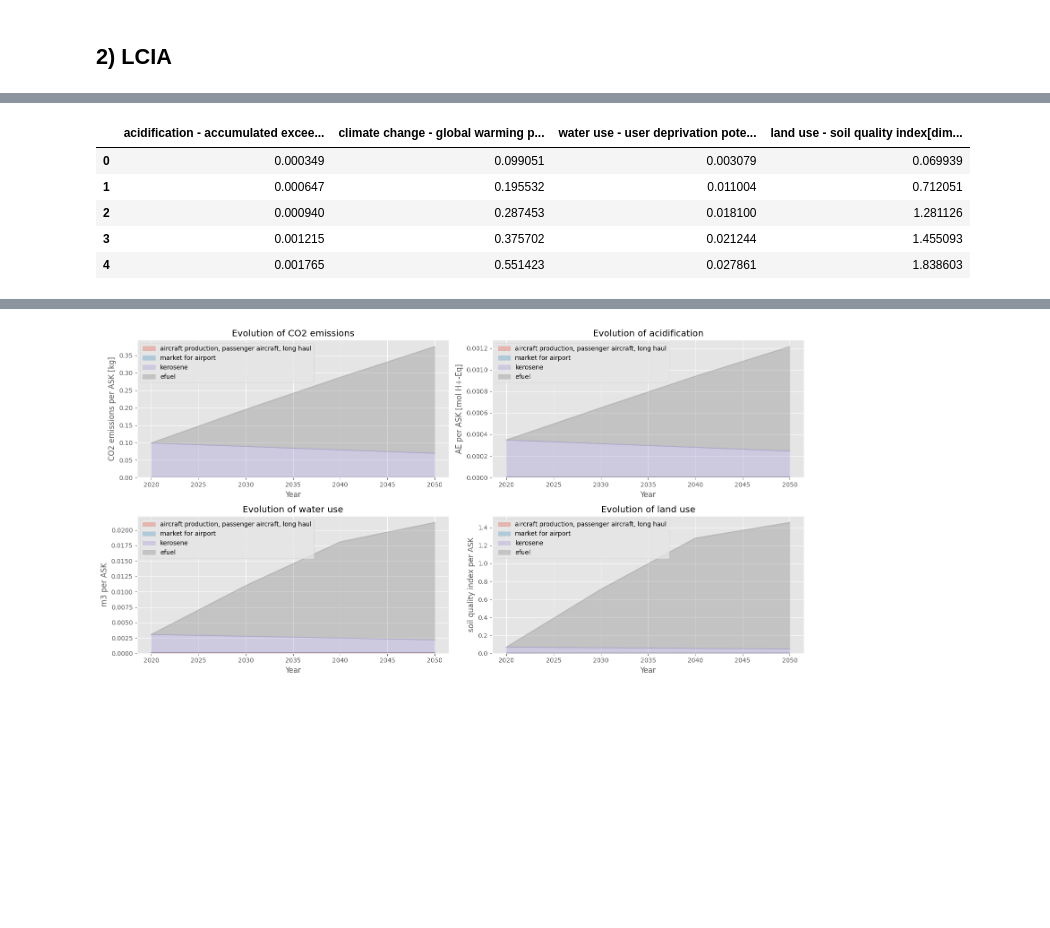
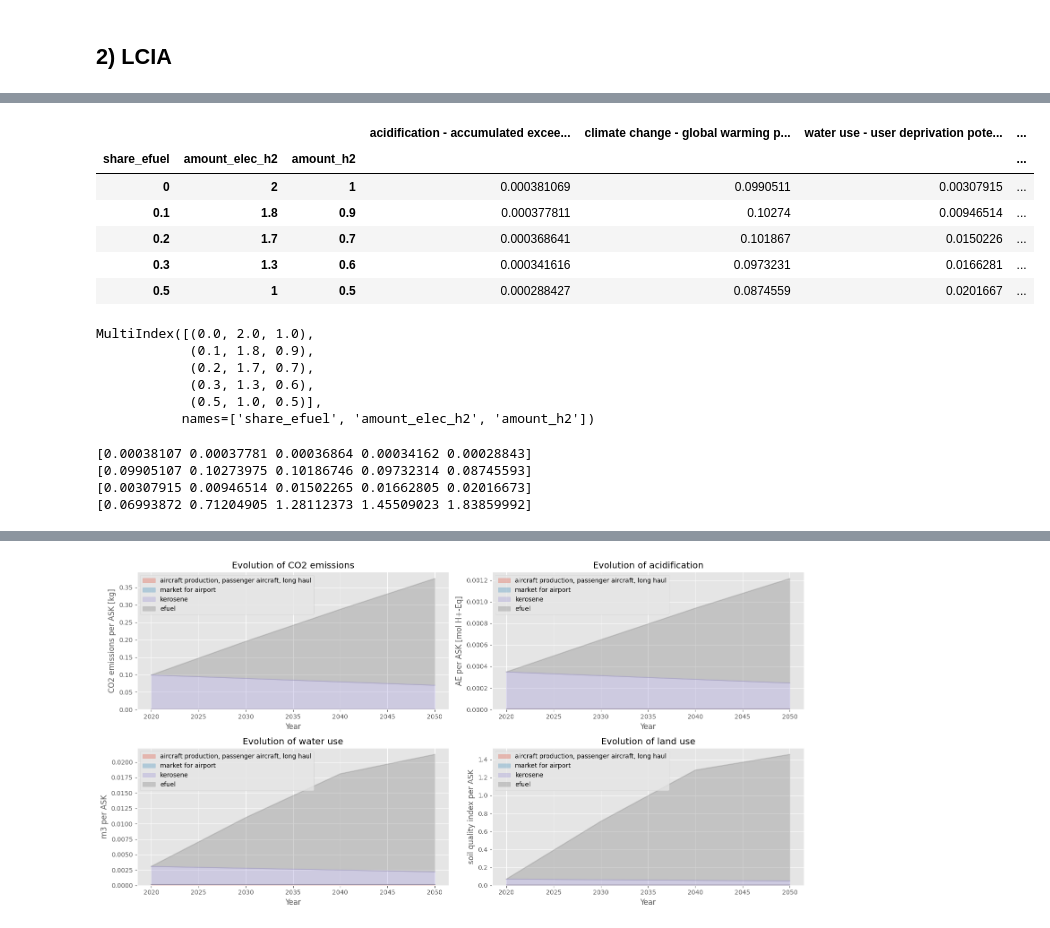
Before and after one commit to felixpollet/LCAv, a Jupyter notebook: lcav/notebook/methodology_example.ipynb, the cells around one changed output, grey strips where cells are left out. Cells and saved outputs as stored; diff of their text form; code cells hidden in the pictures; blank space fills up the shorter version.

Commit message:
get rid of class problem?

```diff
--- a/lcav/notebook/methodology_example.ipynb
+++ b/lcav/notebook/methodology_example.ipynb
@@ -22,3 +23,5 @@ DATA_FOLDER = './data'
 CONFIGURATION_FILE = pth.join(DATA_FOLDER, 'configuration_methodo_ei391.yaml')
 # %% [markdown]
 ## 1) Setup parameterized LCA model
+# %%
+project, model, methods = LCAProblemConfigurator(CONFIGURATION_FILE).generate()
@@ -125,27 +126,53 @@ Intel MKL WARNING: Support of Intel(R) Streaming SIMD Extensions 4.2 (Intel(R) S
 # %%
 # Multiple runs for a list of values (e.g., one value per year)
 parameters = dict(
-    ASK = 1.03e13,
     n_aircraft = 25000,
     aircraft_lifetime = 25,
     n_airports = 0,
     airport_lifetime = 100,
     total_energy = 3e12, # kWh
     energy_density_kero = 11.99, # kWh/kg
     share_efuel = [0.0, 0.1, 0.2, 0.3, 0.5],
     amount_elec_h2 = [2, 1.8, 1.7, 1.3, 1.0], # kWh of elec to produce 1 kWh of efuel
     amount_h2 = [1, 0.9, 0.7, 0.6, 0.5], # kg of h2 to produce 1 kg of efuel,
     energy_density_h2 = 33.6,
     electricity_switch_param = 'pv'
 )
 
-df = problem.compute_lcia(**parameters)
+df = agb.compute_impacts(
+    model,
+    methods,
+
+    functional_unit = 1.03e13,  # divide impacts by this value
+    #axis = 'phase',
+    return_params=False,
+
+    **parameters
+)
 df
 # %% [output]
-|  | acidification - accumulated excee... | climate change - global warming p... | water use - user deprivation pote... | land use - soil quality index[dim... |
-| 0 | 0.000349 | 0.099051 | 0.003079 | 0.069939 |
-| 1 | 0.000647 | 0.195532 | 0.011004 | 0.712051 |
-| 2 | 0.000940 | 0.287453 | 0.018100 | 1.281126 |
-| 3 | 0.001215 | 0.375702 | 0.021244 | 1.455093 |
-| 4 | 0.001765 | 0.551423 | 0.027861 | 1.838603 |
+|  |  |  | acidification - accumulated excee... | climate change - global warming p... | water use - user deprivation pote... | ... |
+| share_efuel | amount_elec_h2 | amount_h2 |  |  |  | ... |
+| 0 | 2 | 1 | 0.000381069 | 0.0990511 | 0.00307915 | ... |
+| 0.1 | 1.8 | 0.9 | 0.000377811 | 0.10274 | 0.00946514 | ... |
+| 0.2 | 1.7 | 0.7 | 0.000368641 | 0.101867 | 0.0150226 | ... |
+| 0.3 | 1.3 | 0.6 | 0.000341616 | 0.0973231 | 0.0166281 | ... |
+| 0.5 | 1 | 0.5 | 0.000288427 | 0.0874559 | 0.0201667 | ... |
+# %%
+df.index
+# %% [output]
+MultiIndex([(0.0, 2.0, 1.0),
+            (0.1, 1.8, 0.9),
+            (0.2, 1.7, 0.7),
+            (0.3, 1.3, 0.6),
+            (0.5, 1.0, 0.5)],
+           names=['share_efuel', 'amount_elec_h2', 'amount_h2'])
+# %%
+for col in df.columns:
+    print(df.loc[:,col].values)
+# %% [output]
+[0.00038107 0.00037781 0.00036864 0.00034162 0.00028843]
+[0.09905107 0.10273975 0.10186746 0.09732314 0.08745593]
+[0.00307915 0.00946514 0.01502265 0.01662805 0.02016673]
+[0.06993872 0.71204905 1.28112373 1.45509023 1.83859992]
 # %%
```
Also changed, not shown: parts of 8 cells of this notebook, 4 other files.
